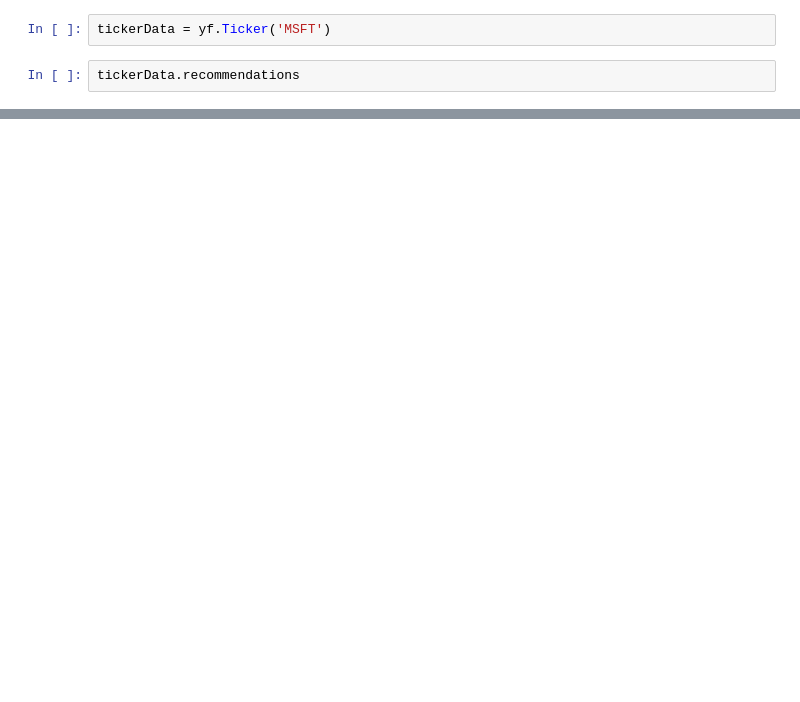
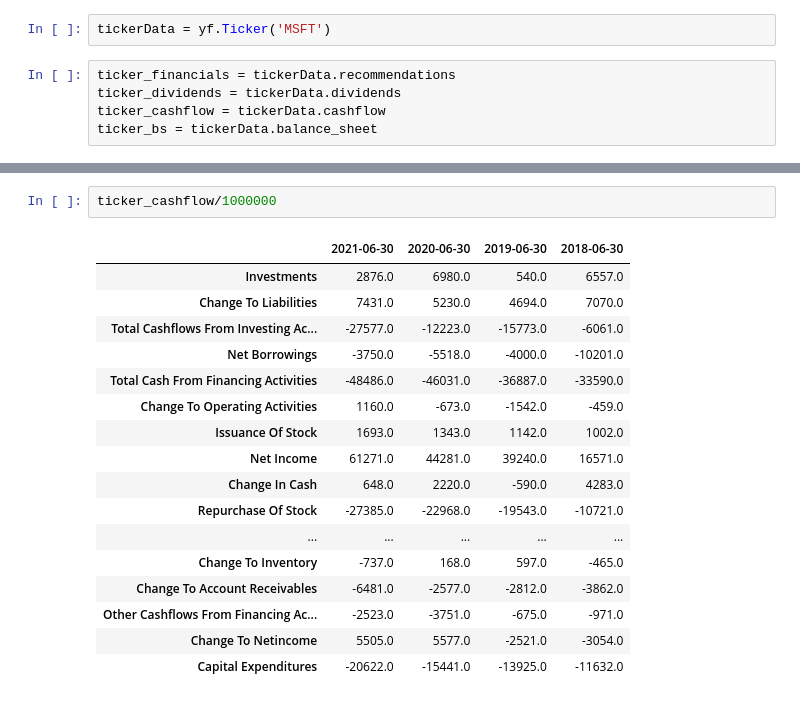
Before and after one commit to rehandominic/stock-report-generator-streamlit, a Jupyter notebook: notebook.py.ipynb, the cells around one changed output, grey strips where cells are left out. Drawn from its saved outputs; the diff is of its cells as text; blank space fills up the shorter version.

Commit message:
Report ready fully, only error handling and analyst recommendation left to fix

```diff
--- a/notebook.py.ipynb
+++ b/notebook.py.ipynb
@@ -5,4 +6,7 @@ import numpy as np
 # %%
 tickerData = yf.Ticker('MSFT')
 # %%
-tickerData.recommendations
+ticker_financials = tickerData.recommendations
+ticker_dividends = tickerData.dividends
+ticker_cashflow = tickerData.cashflow
+ticker_bs = tickerData.balance_sheet
@@ -74,0 +181,20 @@ KeyError: 'Gross Profit'
+# %%
+ticker_cashflow/1000000
+# %% [output]
+|  | 2021-06-30 | 2020-06-30 | 2019-06-30 | 2018-06-30 |
+| Investments | 2876.0 | 6980.0 | 540.0 | 6557.0 |
+| Change To Liabilities | 7431.0 | 5230.0 | 4694.0 | 7070.0 |
+| Total Cashflows From Investing Ac... | -27577.0 | -12223.0 | -15773.0 | -6061.0 |
+| Net Borrowings | -3750.0 | -5518.0 | -4000.0 | -10201.0 |
+| Total Cash From Financing Activities | -48486.0 | -46031.0 | -36887.0 | -33590.0 |
+| Change To Operating Activities | 1160.0 | -673.0 | -1542.0 | -459.0 |
+| Issuance Of Stock | 1693.0 | 1343.0 | 1142.0 | 1002.0 |
+| Net Income | 61271.0 | 44281.0 | 39240.0 | 16571.0 |
+| Change In Cash | 648.0 | 2220.0 | -590.0 | 4283.0 |
+| Repurchase Of Stock | -27385.0 | -22968.0 | -19543.0 | -10721.0 |
+| ... | ... | ... | ... | ... |
+| Change To Inventory | -737.0 | 168.0 | 597.0 | -465.0 |
+| Change To Account Receivables | -6481.0 | -2577.0 | -2812.0 | -3862.0 |
+| Other Cashflows From Financing Ac... | -2523.0 | -3751.0 | -675.0 | -971.0 |
+| Change To Netincome | 5505.0 | 5577.0 | -2521.0 | -3054.0 |
+| Capital Expenditures | -20622.0 | -15441.0 | -13925.0 | -11632.0 |
```
Also changed, not shown: parts of 22 cells of this notebook, 1 other file.
